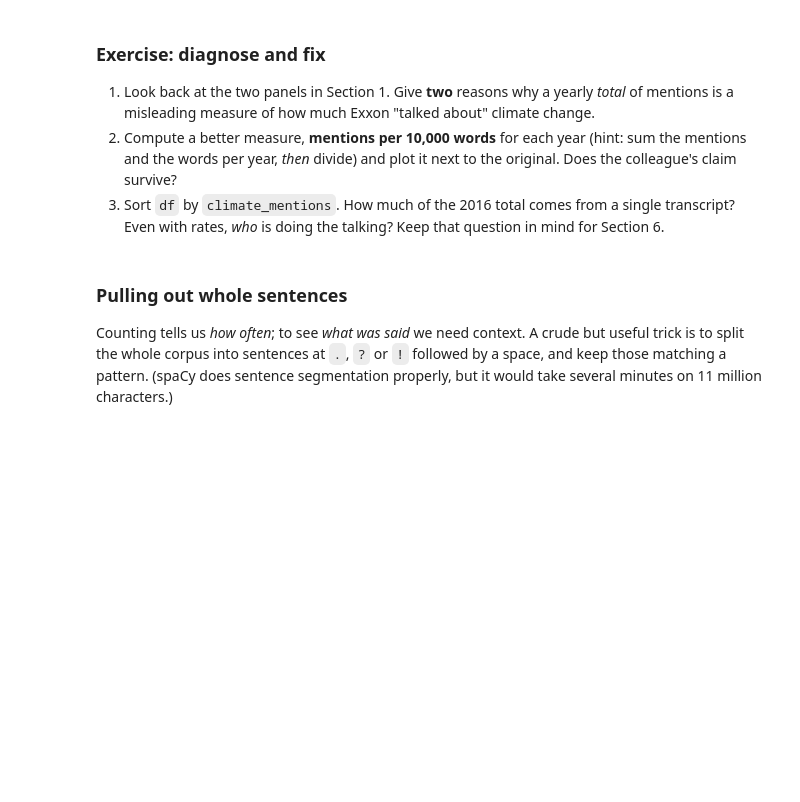
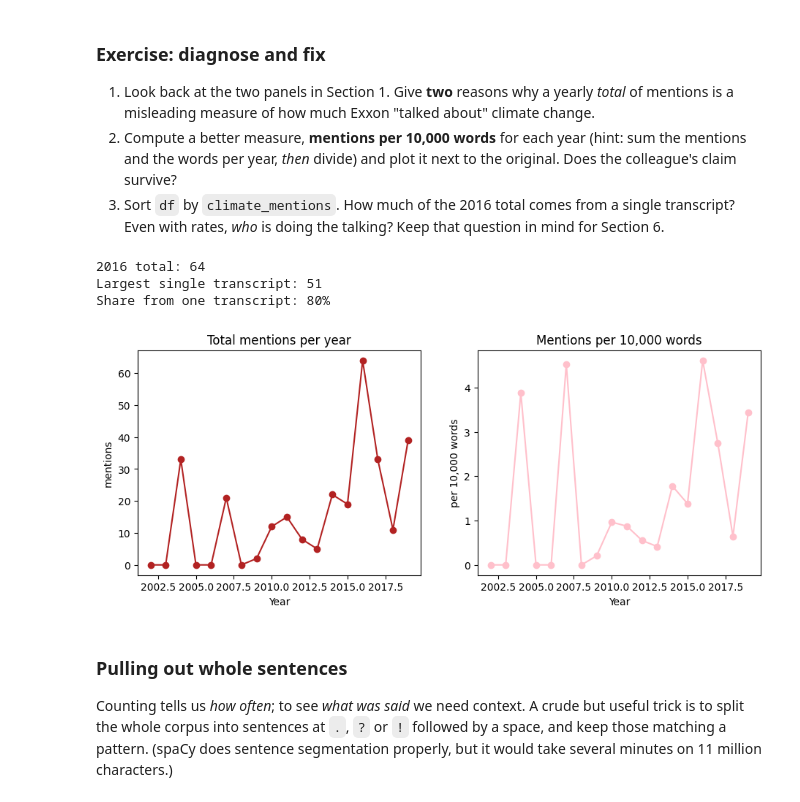
Before and after one commit to ellaxcode/QM2, a Jupyter notebook: notebooks/W04. Natural Language Processing.ipynb, the cells around one changed output. Saved outputs shown, nothing was run; the diff lists cells and outputs as text; code cells hidden in the pictures; blank space fills up the shorter version.

```diff
--- a/notebooks/W04. Natural Language Processing.ipynb
+++ b/notebooks/W04. Natural Language Processing.ipynb
@@ -149,6 +162,53 @@ plt.ylabel('mentions'); plt.show()
 3. Sort `df` by `climate_mentions`. How much of the 2016 total comes from a single transcript? Even with rates, *who* is doing the talking? Keep that question in mind for Section 6.
 # %%
 # your code here
+#1.
+#the number of transcipts changes from year to year therefore more mentions may be due to more data avaliable in 2016 compared to 2007 not because EXXON talked more abotu climate change
+#the length of transcripts vary year to year, therefore more data in 2016
+#data from barchart shows that there are more transcripts avalible
+
+yearly_mentions = df.groupby('Year')['climate_mentions'].sum()
+yearly_words = df.groupby("Year")['n_words'].sum()
+rate = (yearly_mentions/yearly_words) * 10000
+
+
+fig, ax = plt.subplots(1, 2, figsize=(11, 4))
+
+yearly_mentions.plot(marker='o', color='firebrick', ax=ax[0])
+ax[0].set_title('Total mentions per year')
+ax[0].set_ylabel('mentions')
+
+rate.plot(marker='o', color='pink', ax=ax[1])
+ax[1].set_title('Mentions per 10,000 words')
+ax[1].set_ylabel('per 10,000 words')
+
+
+#2. the rate graph shows that the rate of mentions in 2007 and 2016 were almost identifical therefore claim does not hold
+
+
+
+
+#3.
+
+df_2016 = df[df['Year'] == 2016]
+total_2016 = df_2016['climate_mentions'].sum()
+
+largest = df_2016['climate_mentions'].max()
+share = largest / total_2016
+
+
+print('2016 total:', total_2016)
+print('Largest single transcript:', largest)
+print(f'Share from one transcript: {share:.0%}')
+
+
+
+#idk how to find the speaker....
+# %% [output]
+2016 total: 64
+Largest single transcript: 51
+Share from one transcript: 80%
+[figure, added]
 # %% [markdown]
 ### Pulling out whole sentences
 
```
Also changed, not shown: parts of 11 cells of this notebook.
